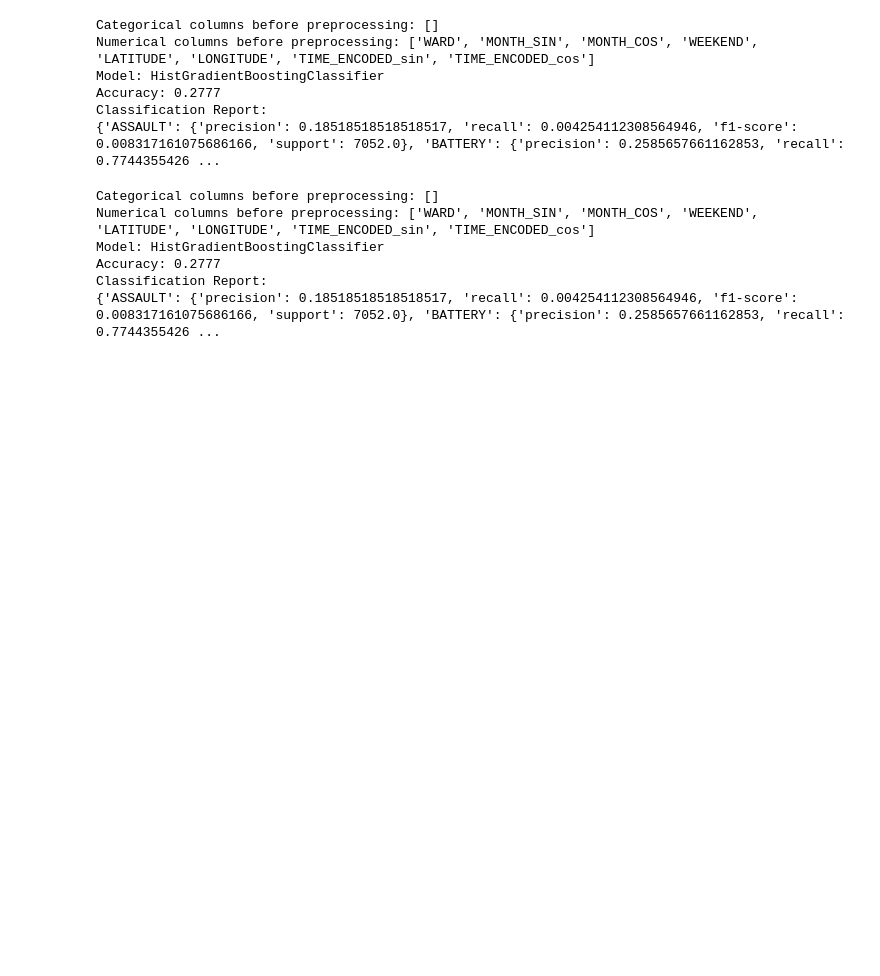
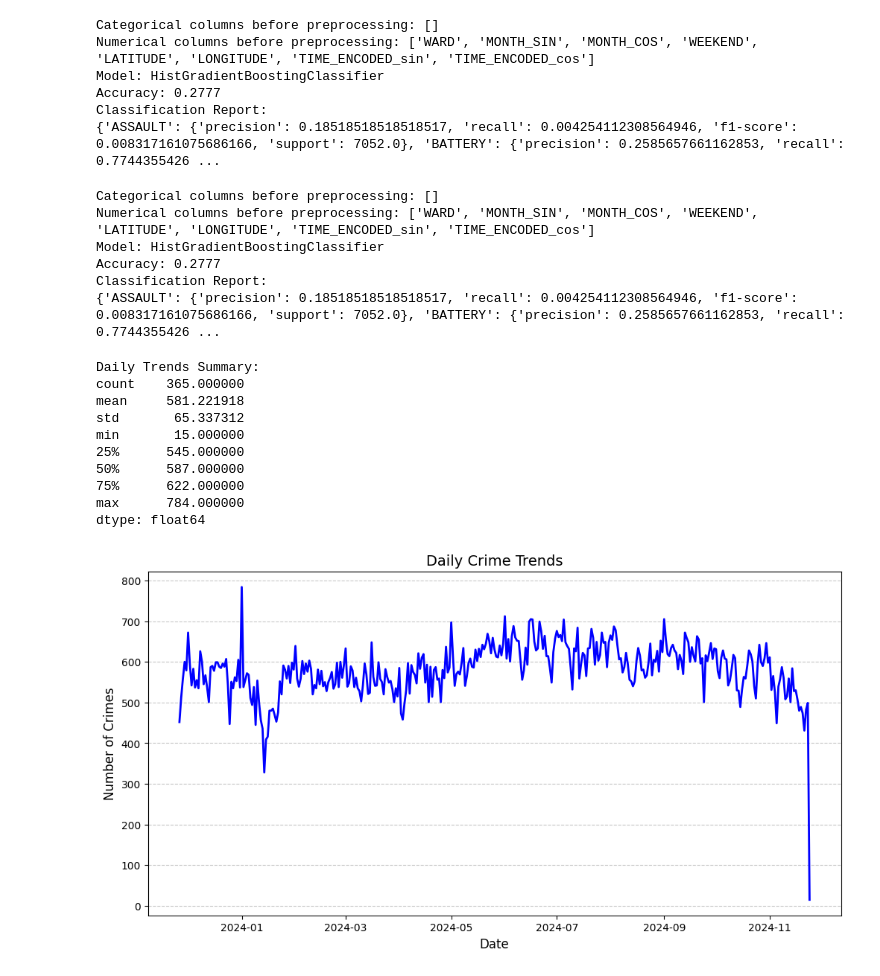
Before and after one commit to soulseekqt/risky_predictive_policing, a Jupyter notebook: notebooks/modeling_SA.ipynb, the cells around one changed output. Saved outputs shown, nothing was run; the diff lists cells and outputs as text; code cells hidden in the pictures; blank space fills up the shorter version.

Commit message:
Worked on improving model

```diff
--- a/notebooks/modeling_SA.ipynb
+++ b/notebooks/modeling_SA.ipynb
@@ -1542,3 +1542,80 @@ Model: HistGradientBoostingClassifier
 Accuracy: 0.2777
 Classification Report:
 {'ASSAULT': {'precision': 0.18518518518518517, 'recall': 0.004254112308564946, 'f1-score': 0.008317161075686166, 'support': 7052.0}, 'BATTERY': {'precision': 0.2585657661162853, 'recall': 0.7744355426 ...
+# %%
+import pandas as pd
+import numpy as np
+
+# Load the dataset
+file_path = '../raw_data/preprocessed_chicago_old.csv'  # Update with your file path
+data = pd.read_csv(file_path)
+
+# Ensure the DATE OF OCCURRENCE column is in datetime format and sort the data
+data['DATE OF OCCURRENCE'] = pd.to_datetime(data['DATE OF OCCURRENCE'])
+data = data.sort_values(by='DATE OF OCCURRENCE').reset_index(drop=True)
+
+# Compute time-encoded sinusoidal transformations for cyclic features
+data['TIME_SIN'] = np.sin(2 * np.pi * data['TIME ENCODED'] / 6)
+data['TIME_COS'] = np.cos(2 * np.pi * data['TIME ENCODED'] / 6)
+
+# Check for temporal continuity: Calculate time differences between consecutive entries
+data['TIME_DIFF'] = data['DATE OF OCCURRENCE'].diff().dt.total_seconds()
+
+# Aggregate data to daily resolution for trend analysis
+daily_counts = data.groupby(data['DATE OF OCCURRENCE'].dt.date).size()
+
+# Summary statistics for daily counts
+daily_trends_summary = daily_counts.describe()
+
+print("Daily Trends Summary:")
+print(daily_trends_summary)
+
+# Visualize daily crime trends (optional, requires matplotlib)
+import matplotlib.pyplot as plt
+
+plt.figure(figsize=(12, 6))
+daily_counts.plot(kind='line', color='blue', linewidth=2)
+plt.title('Daily Crime Trends', fontsize=14)
+plt.xlabel('Date', fontsize=12)
+plt.ylabel('Number of Crimes', fontsize=12)
+plt.grid(axis='y', linestyle='--', alpha=0.7)
+plt.show()
+
+# Classify hourly time slots by dominant crime type
+data['HOUR'] = data['DATE OF OCCURRENCE'].dt.floor('H')  # Round down to hourly time slots
+hourly_dominant_crime = data.groupby('HOUR')['OFFENSES'].agg(
+    lambda x: x.mode()[0] if not x.mode().empty else None
+)
+
+# Display sample of dominant crimes by hour
+print("Sample of Dominant Crimes by Hour:")
+print(hourly_dominant_crime.head(10))
+
+# Prepare hourly resampled dataset for modeling
+hourly_resampled = data.groupby('HOUR').agg({
+    'WARD': 'first',  # Use representative ward
+    'TIME ENCODED': 'first',
+    'LATITUDE': 'mean',  # Average coordinates for the hour
+    'LONGITUDE': 'mean',
+    'OFFENSES': lambda x: x.mode()[0] if not x.mode().empty else None,  # Dominant crime type
+    'DATE OF OCCURRENCE': 'first'
+}).reset_index()
+
+# Display a sample of the hourly resampled dataset
+print("Hourly Resampled Data (Sample):")
+print(hourly_resampled.head())
+
+# Export the resampled dataset (optional)
+#hourly_resampled.to_csv('/path/to/hourly_resampled.csv', index=False)
+# %% [output]
+Daily Trends Summary:
+count    365.000000
+mean     581.221918
+std       65.337312
+min       15.000000
+25%      545.000000
+50%      587.000000
+75%      622.000000
+max      784.000000
+dtype: float64
+[figure, added]
```
Also changed, not shown: parts of 36 cells of this notebook.
